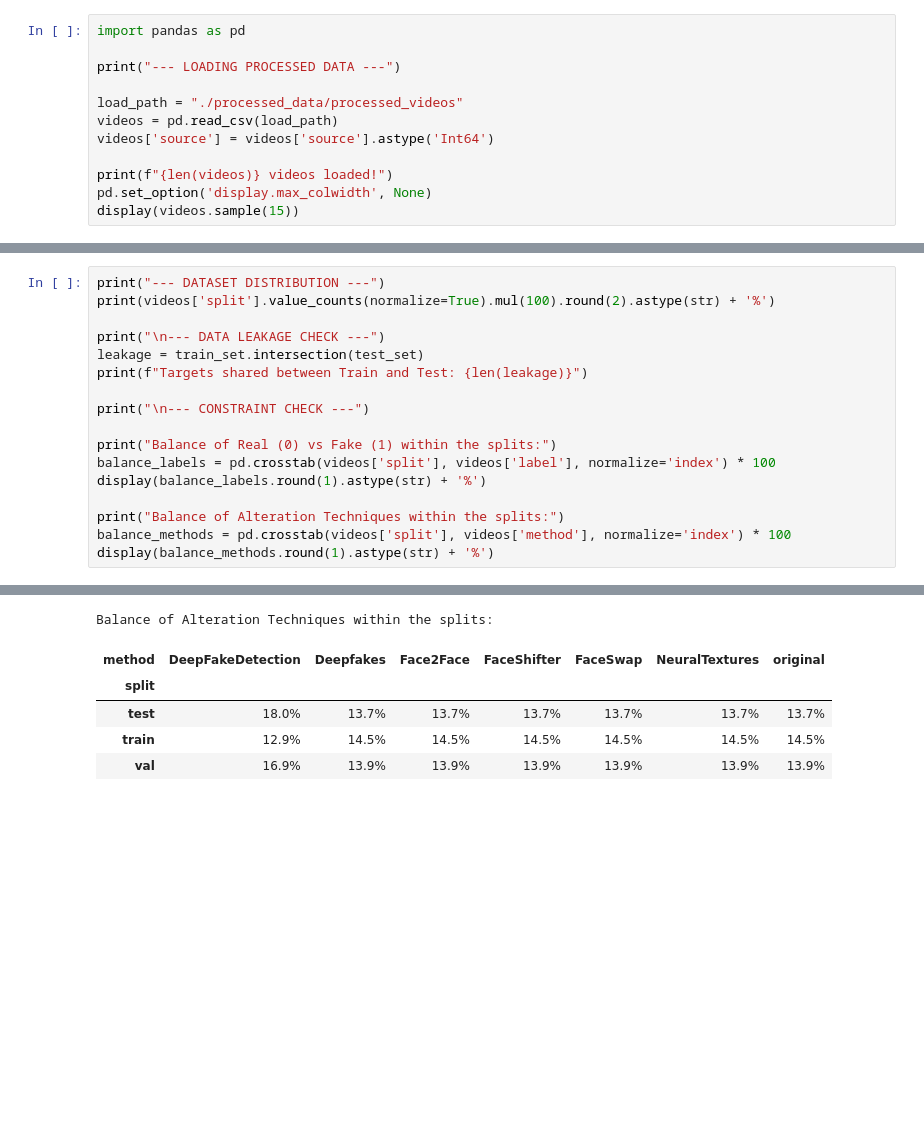
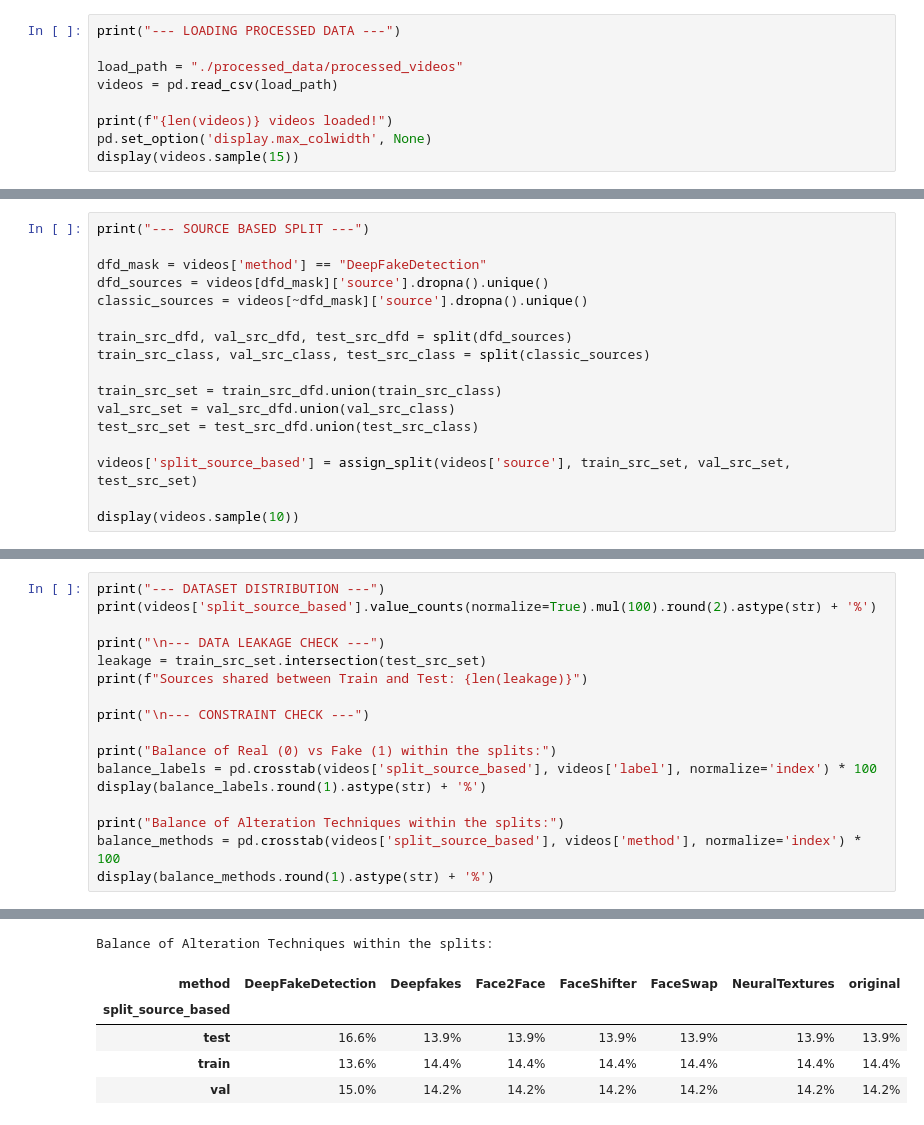
Before and after one commit to luciapola04/internship-deepfake-forensic, a Jupyter notebook: FaceForensics++/02_data_split_and_extraction.ipynb, the cells around one changed output, grey strips where cells are left out. Saved outputs shown, nothing was run; the diff lists cells and outputs as text; blank space fills up the shorter version.

```diff
--- a/FaceForensics++/02_data_split_and_extraction.ipynb
+++ b/FaceForensics++/02_data_split_and_extraction.ipynb
@@ -3,11 +15,8 @@
 # %%
-import pandas as pd
-
 print("--- LOADING PROCESSED DATA ---")
 
 load_path = "./processed_data/processed_videos"
 videos = pd.read_csv(load_path)
-videos['source'] = videos['source'].astype('Int64')
 
 print(f"{len(videos)} videos loaded!")
 pd.set_option('display.max_colwidth', None)
@@ -80,0 +144,17 @@ display(videos.sample(10))
+# %%
+print("--- SOURCE BASED SPLIT ---")
+
+dfd_mask = videos['method'] == "DeepFakeDetection"
+dfd_sources = videos[dfd_mask]['source'].dropna().unique()
+classic_sources = videos[~dfd_mask]['source'].dropna().unique()
+
+train_src_dfd, val_src_dfd, test_src_dfd = split(dfd_sources)
+train_src_class, val_src_class, test_src_class = split(classic_sources)
+
+train_src_set = train_src_dfd.union(train_src_class)
+val_src_set = val_src_dfd.union(val_src_class)
+test_src_set = test_src_dfd.union(test_src_class)
+
+videos['split_source_based'] = assign_split(videos['source'], train_src_set, val_src_set, test_src_set)
+
+display(videos.sample(10))
@@ -81,19 +174,19 @@ display(videos.sample(10))
 # %%
 print("--- DATASET DISTRIBUTION ---")
-print(videos['split'].value_counts(normalize=True).mul(100).round(2).astype(str) + '%')
+print(videos['split_source_based'].value_counts(normalize=True).mul(100).round(2).astype(str) + '%')
 
 print("\n--- DATA LEAKAGE CHECK ---")
-leakage = train_set.intersection(test_set)
-print(f"Targets shared between Train and Test: {len(leakage)}")
+leakage = train_src_set.intersection(test_src_set)
+print(f"Sources shared between Train and Test: {len(leakage)}")
 
 print("\n--- CONSTRAINT CHECK ---")
 
 print("Balance of Real (0) vs Fake (1) within the splits:")
-balance_labels = pd.crosstab(videos['split'], videos['label'], normalize='index') * 100
+balance_labels = pd.crosstab(videos['split_source_based'], videos['label'], normalize='index') * 100
 display(balance_labels.round(1).astype(str) + '%')
 
 print("Balance of Alteration Techniques within the splits:")
-balance_methods = pd.crosstab(videos['split'], videos['method'], normalize='index') * 100
+balance_methods = pd.crosstab(videos['split_source_based'], videos['method'], normalize='index') * 100
 display(balance_methods.round(1).astype(str) + '%')
 # %% [output]
 --- DATASET DISTRIBUTION ---
@@ -116,7 +209,7 @@ Balance of Real (0) vs Fake (1) within the splits:
 Balance of Alteration Techniques within the splits:
 | method | DeepFakeDetection | Deepfakes | Face2Face | FaceShifter | FaceSwap | NeuralTextures | original |
-| split |  |  |  |  |  |  |  |
-| test | 18.0% | 13.7% | 13.7% | 13.7% | 13.7% | 13.7% | 13.7% |
-| train | 12.9% | 14.5% | 14.5% | 14.5% | 14.5% | 14.5% | 14.5% |
-| val | 16.9% | 13.9% | 13.9% | 13.9% | 13.9% | 13.9% | 13.9% |
+| split_source_based |  |  |  |  |  |  |  |
+| test | 16.6% | 13.9% | 13.9% | 13.9% | 13.9% | 13.9% | 13.9% |
+| train | 13.6% | 14.4% | 14.4% | 14.4% | 14.4% | 14.4% | 14.4% |
+| val | 15.0% | 14.2% | 14.2% | 14.2% | 14.2% | 14.2% | 14.2% |
 # %% [markdown]
```
Also changed, not shown: parts of 13 cells of this notebook, 2 other files.
